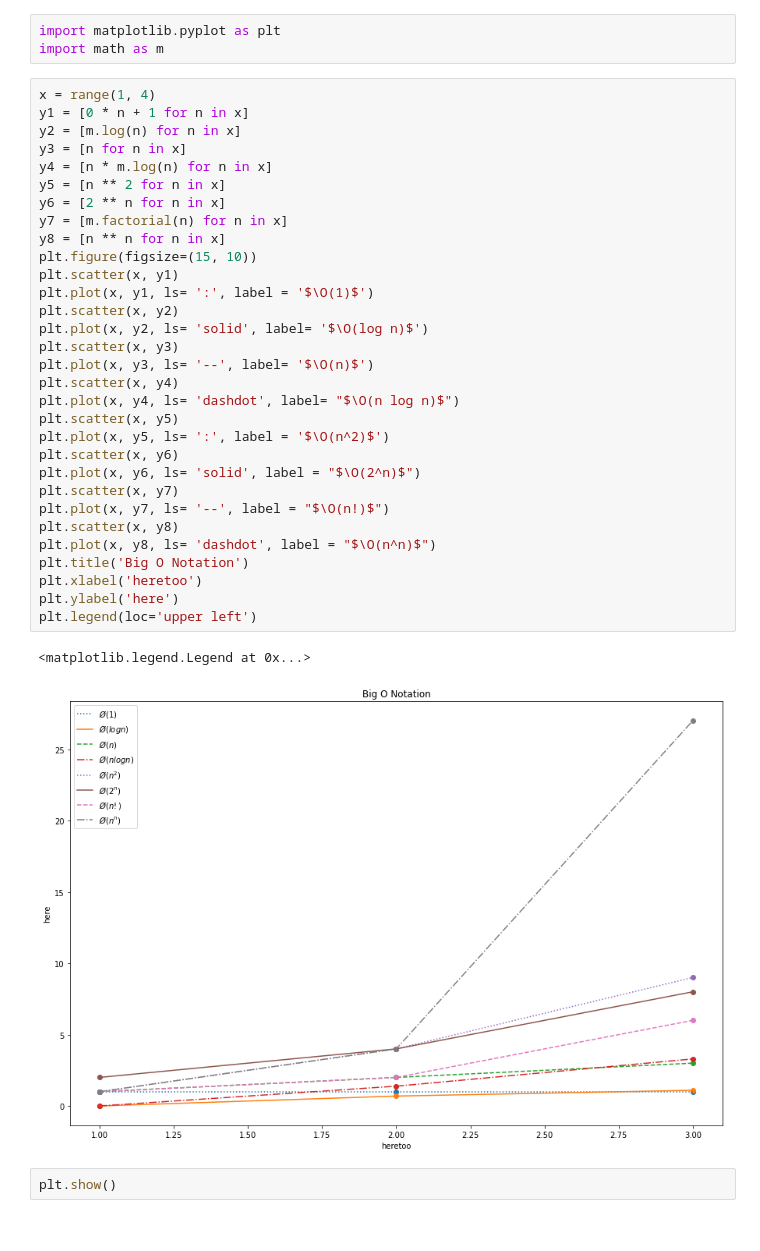
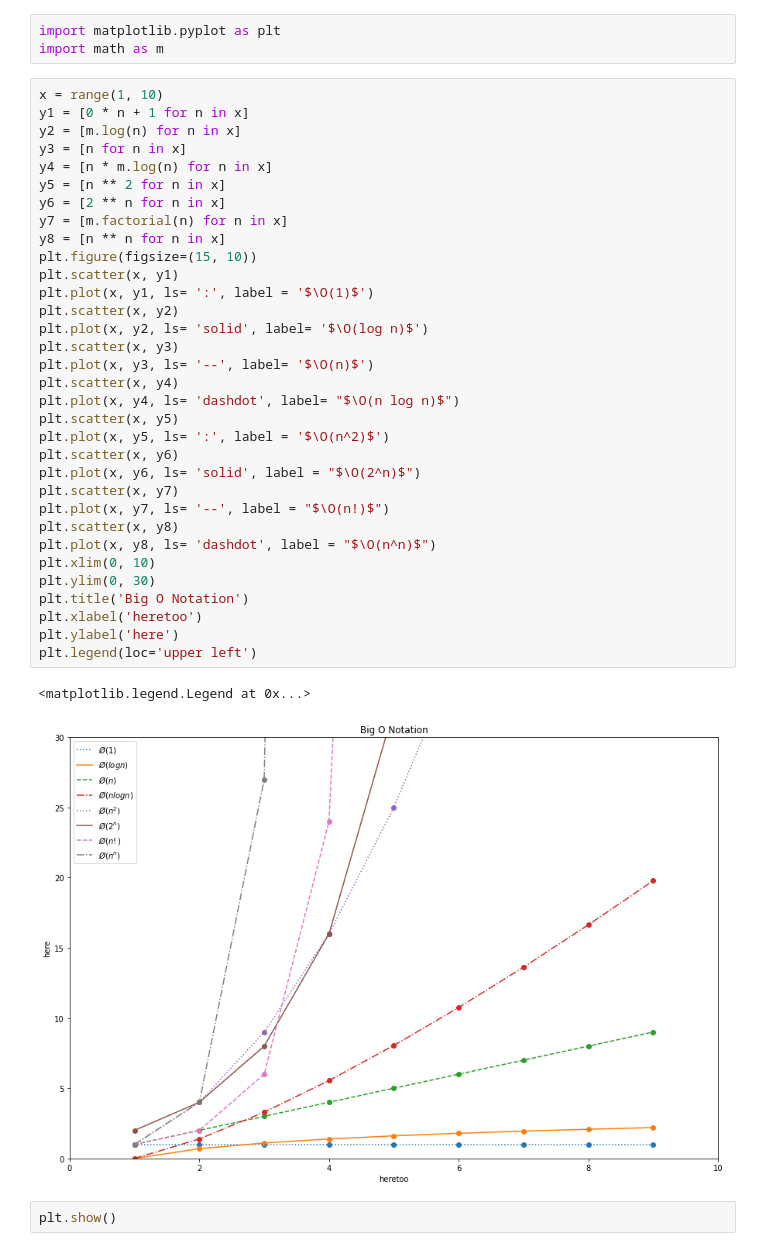
Before and after one commit to JenniferMLewis/numpy-pandas-visualization-exercises, a Jupyter notebook: big_o_notation.ipynb, the cells around one changed output. Drawn from its saved outputs; the diff is of its cells as text.

```diff
--- a/big_o_notation.ipynb
+++ b/big_o_notation.ipynb
@@ -2,38 +2,40 @@
 import matplotlib.pyplot as plt
 import math as m
 # %%
-x = range(1, 4)
+x = range(1, 10)
 y1 = [0 * n + 1 for n in x]
 y2 = [m.log(n) for n in x]
 y3 = [n for n in x]
 y4 = [n * m.log(n) for n in x]
 y5 = [n ** 2 for n in x]
 y6 = [2 ** n for n in x]
 y7 = [m.factorial(n) for n in x]
 y8 = [n ** n for n in x]
 plt.figure(figsize=(15, 10))
 plt.scatter(x, y1)
 plt.plot(x, y1, ls= ':', label = '$\O(1)$')
 plt.scatter(x, y2)
 plt.plot(x, y2, ls= 'solid', label= '$\O(log n)$')
 plt.scatter(x, y3)
 plt.plot(x, y3, ls= '--', label= '$\O(n)$')
 plt.scatter(x, y4)
 plt.plot(x, y4, ls= 'dashdot', label= "$\O(n log n)$")
 plt.scatter(x, y5)
 plt.plot(x, y5, ls= ':', label = '$\O(n^2)$')
 plt.scatter(x, y6)
 plt.plot(x, y6, ls= 'solid', label = "$\O(2^n)$")
 plt.scatter(x, y7)
 plt.plot(x, y7, ls= '--', label = "$\O(n!)$")
 plt.scatter(x, y8)
 plt.plot(x, y8, ls= 'dashdot', label = "$\O(n^n)$")
+plt.xlim(0, 10)
+plt.ylim(0, 30)
 plt.title('Big O Notation')
 plt.xlabel('heretoo')
 plt.ylabel('here')
 plt.legend(loc='upper left')
 # %% [output]
 <matplotlib.legend.Legend at 0x...>
-[figure, old version]
+[figure, new version]
 # %%
 plt.show()
```
